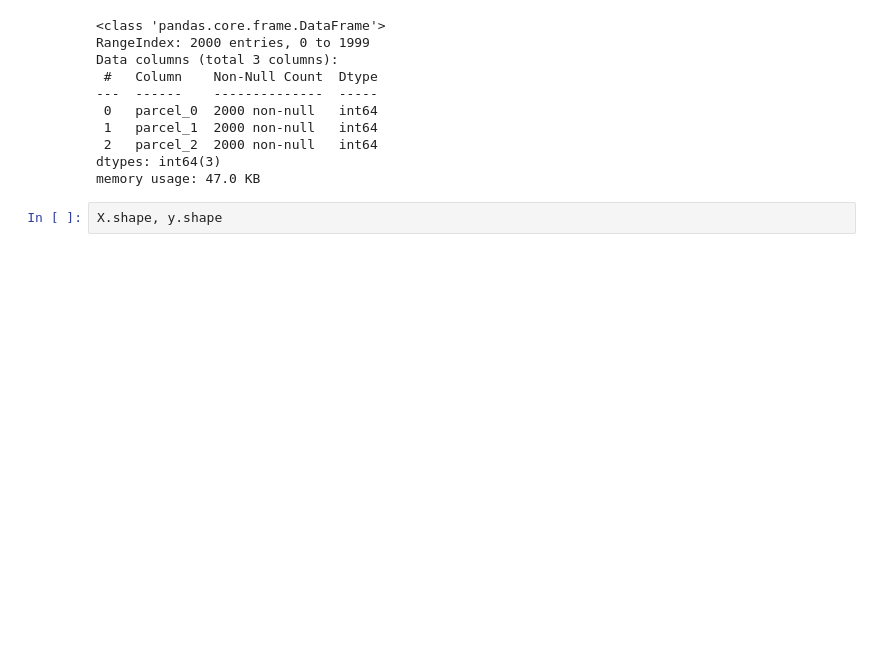
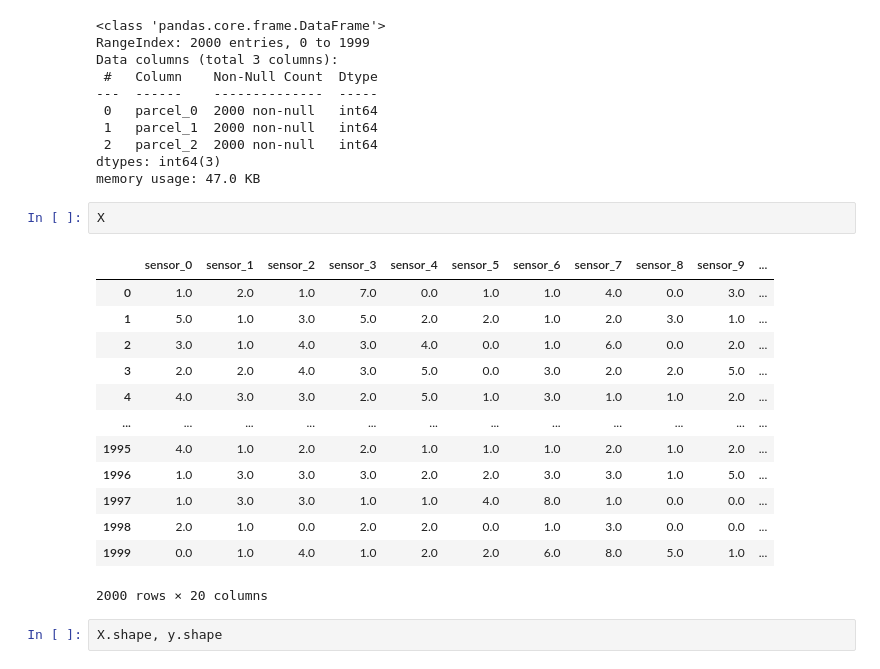
Before and after one commit to rohinikasarapu/SMART_IRRIGATION, a Jupyter notebook: Irrigation_System.ipynb, the cells around one changed output. Cells and saved outputs as stored; diff of their text form; blank space fills up the shorter version.

```diff
--- a/Irrigation_System.ipynb
+++ b/Irrigation_System.ipynb
@@ -172,6 +149,22 @@ Data columns (total 3 columns):
  2   parcel_2  2000 non-null   int64
 dtypes: int64(3)
 memory usage: 47.0 KB
+# %%
+X
+# %% [output]
+|  | sensor_0 | sensor_1 | sensor_2 | sensor_3 | sensor_4 | sensor_5 | sensor_6 | sensor_7 | sensor_8 | sensor_9 | ... |
+| 0 | 1.0 | 2.0 | 1.0 | 7.0 | 0.0 | 1.0 | 1.0 | 4.0 | 0.0 | 3.0 | ... |
+| 1 | 5.0 | 1.0 | 3.0 | 5.0 | 2.0 | 2.0 | 1.0 | 2.0 | 3.0 | 1.0 | ... |
+| 2 | 3.0 | 1.0 | 4.0 | 3.0 | 4.0 | 0.0 | 1.0 | 6.0 | 0.0 | 2.0 | ... |
+| 3 | 2.0 | 2.0 | 4.0 | 3.0 | 5.0 | 0.0 | 3.0 | 2.0 | 2.0 | 5.0 | ... |
+| 4 | 4.0 | 3.0 | 3.0 | 2.0 | 5.0 | 1.0 | 3.0 | 1.0 | 1.0 | 2.0 | ... |
+| ... | ... | ... | ... | ... | ... | ... | ... | ... | ... | ... | ... |
+| 1995 | 4.0 | 1.0 | 2.0 | 2.0 | 1.0 | 1.0 | 1.0 | 2.0 | 1.0 | 2.0 | ... |
+| 1996 | 1.0 | 3.0 | 3.0 | 3.0 | 2.0 | 2.0 | 3.0 | 3.0 | 1.0 | 5.0 | ... |
+| 1997 | 1.0 | 3.0 | 3.0 | 1.0 | 1.0 | 4.0 | 8.0 | 1.0 | 0.0 | 0.0 | ... |
+| 1998 | 2.0 | 1.0 | 0.0 | 2.0 | 2.0 | 0.0 | 1.0 | 3.0 | 0.0 | 0.0 | ... |
+| 1999 | 0.0 | 1.0 | 4.0 | 1.0 | 2.0 | 2.0 | 6.0 | 8.0 | 5.0 | 1.0 | ... |
+2000 rows × 20 columns
 # %%
 X.shape, y.shape
 # %% [output]
```
Also changed, not shown: parts of 4 cells of this notebook, 1 other file.
